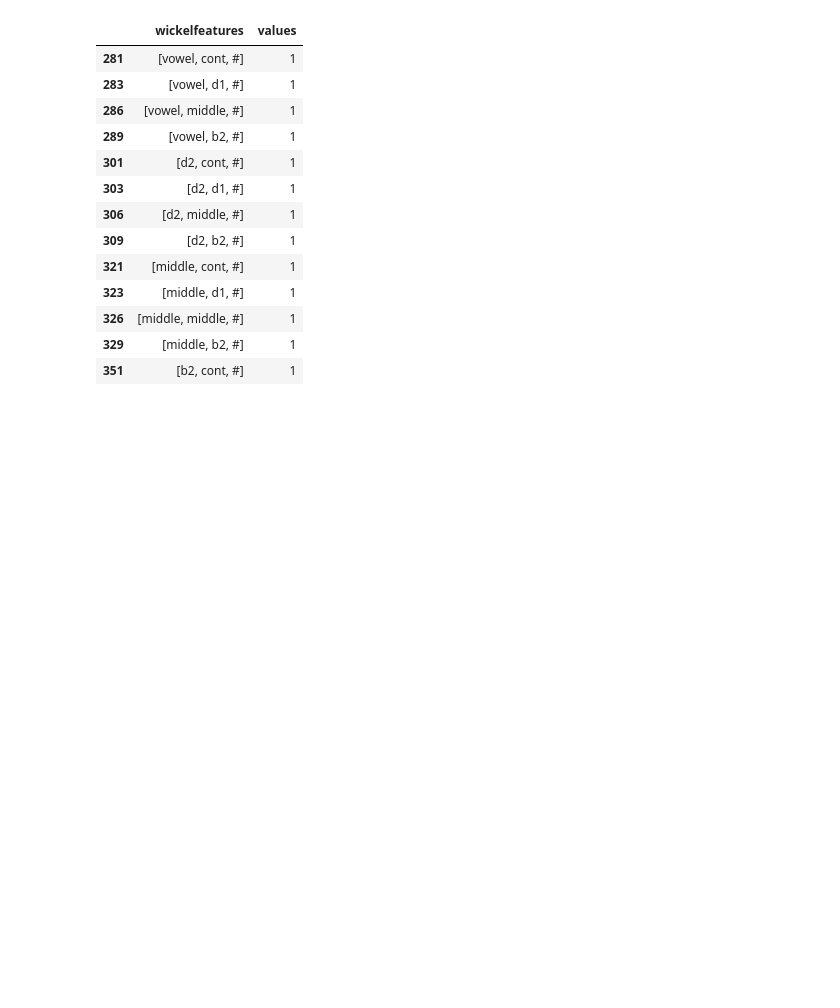
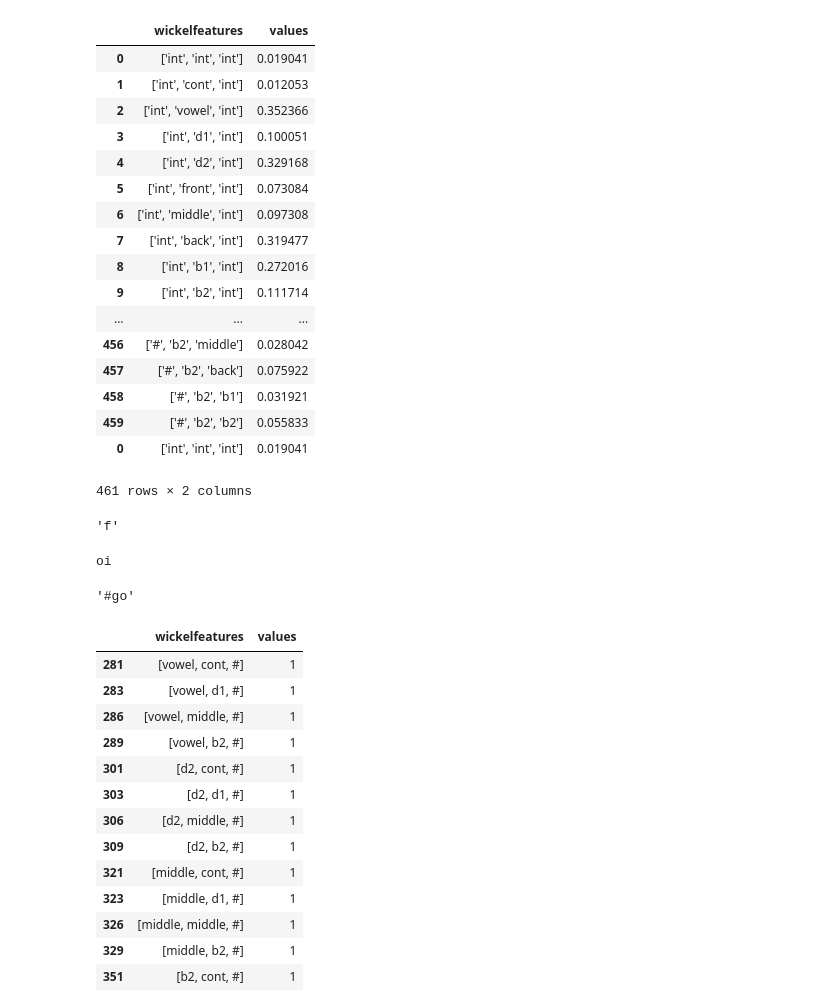
Before and after one commit to beatrizalbiero/MsResearch, a Jupyter notebook: Project/decoding2.ipynb, the cells around one changed output. Saved outputs shown, nothing was run; the diff lists cells and outputs as text; code cells hidden in the pictures; blank space fills up the shorter version.

Commit message:
decoding2
previous decoding function wasnt working, this is a new try

```diff
--- a/Project/decoding2.ipynb
+++ b/Project/decoding2.ipynb
@@ -8,3 +101,38 @@ import decoding_function as dec
+# %%
+new = pd.DataFrame()
+new['wickelfeatures']= dfx['wickelfeatures'].apply(lambda x: str(x))
+new['values'] = dfx['values']
+new.loc[new['wickelfeatures'] == "['int', 'int', 'int']"]
+new.append(new.loc[new['wickelfeatures'] == "['int', 'int', 'int']"])
+# %% [output]
+|  | wickelfeatures | values |
+| 0 | ['int', 'int', 'int'] | 0.019041 |
+| 1 | ['int', 'cont', 'int'] | 0.012053 |
+| 2 | ['int', 'vowel', 'int'] | 0.352366 |
+| 3 | ['int', 'd1', 'int'] | 0.100051 |
+| 4 | ['int', 'd2', 'int'] | 0.329168 |
+| 5 | ['int', 'front', 'int'] | 0.073084 |
+| 6 | ['int', 'middle', 'int'] | 0.097308 |
+| 7 | ['int', 'back', 'int'] | 0.319477 |
+| 8 | ['int', 'b1', 'int'] | 0.272016 |
+| 9 | ['int', 'b2', 'int'] | 0.111714 |
+| ... | ... | ... |
+| 456 | ['#', 'b2', 'middle'] | 0.028042 |
+| 457 | ['#', 'b2', 'back'] | 0.075922 |
+| 458 | ['#', 'b2', 'b1'] | 0.031921 |
+| 459 | ['#', 'b2', 'b2'] | 0.055833 |
+| 0 | ['int', 'int', 'int'] | 0.019041 |
+461 rows × 2 columns
+# %%
+phoneme = dec.competion(new_wicklftrs, 2)
+phoneme
+# %% [output]
+'f'
+# %%
+decoding(gostar)
+# %% [output]
+oi
+'#go'
 # %%
 def createdf(vector):
     new = np.asarray(vector)
```
Also changed, not shown: parts of 5 cells of this notebook, 3 other files.
